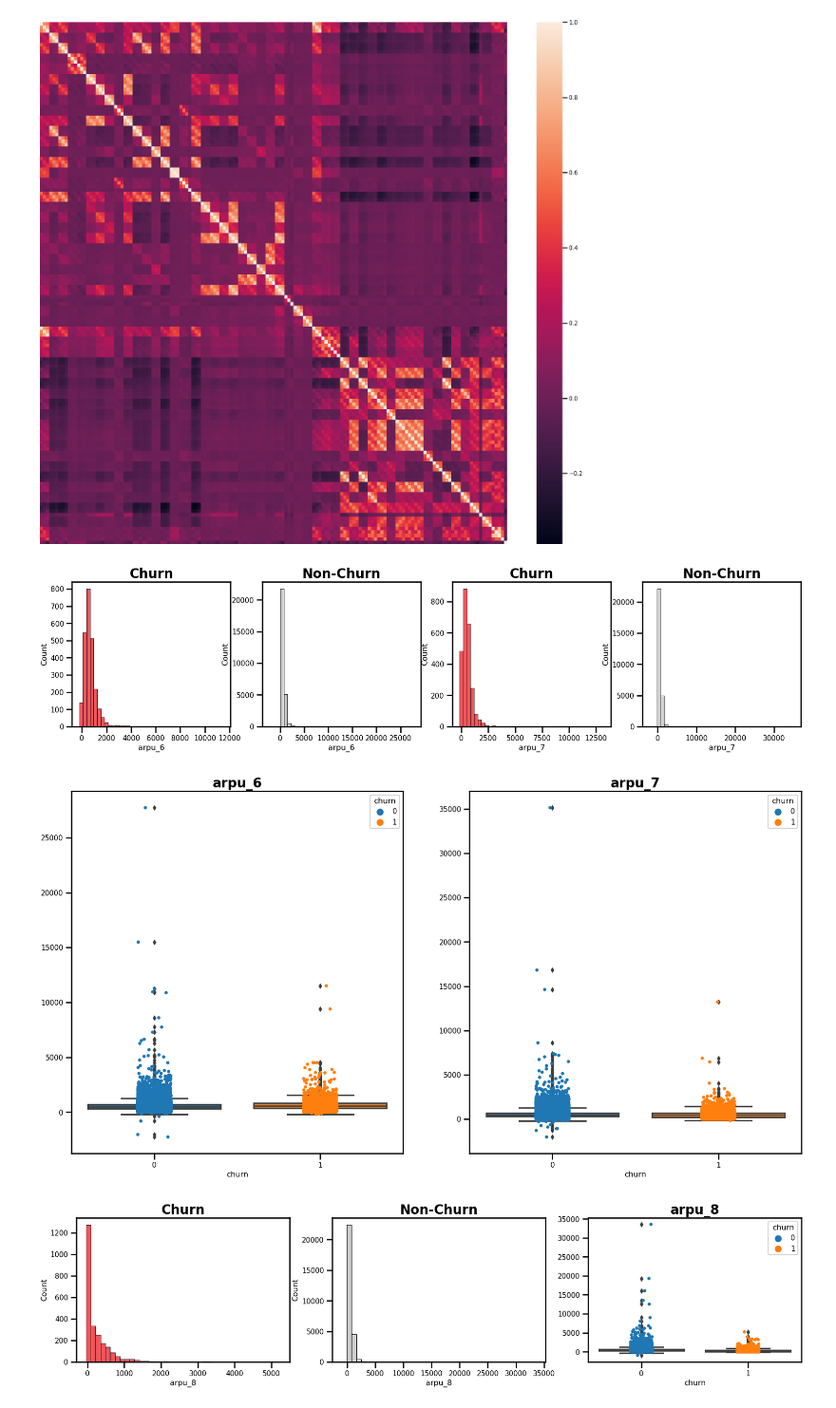
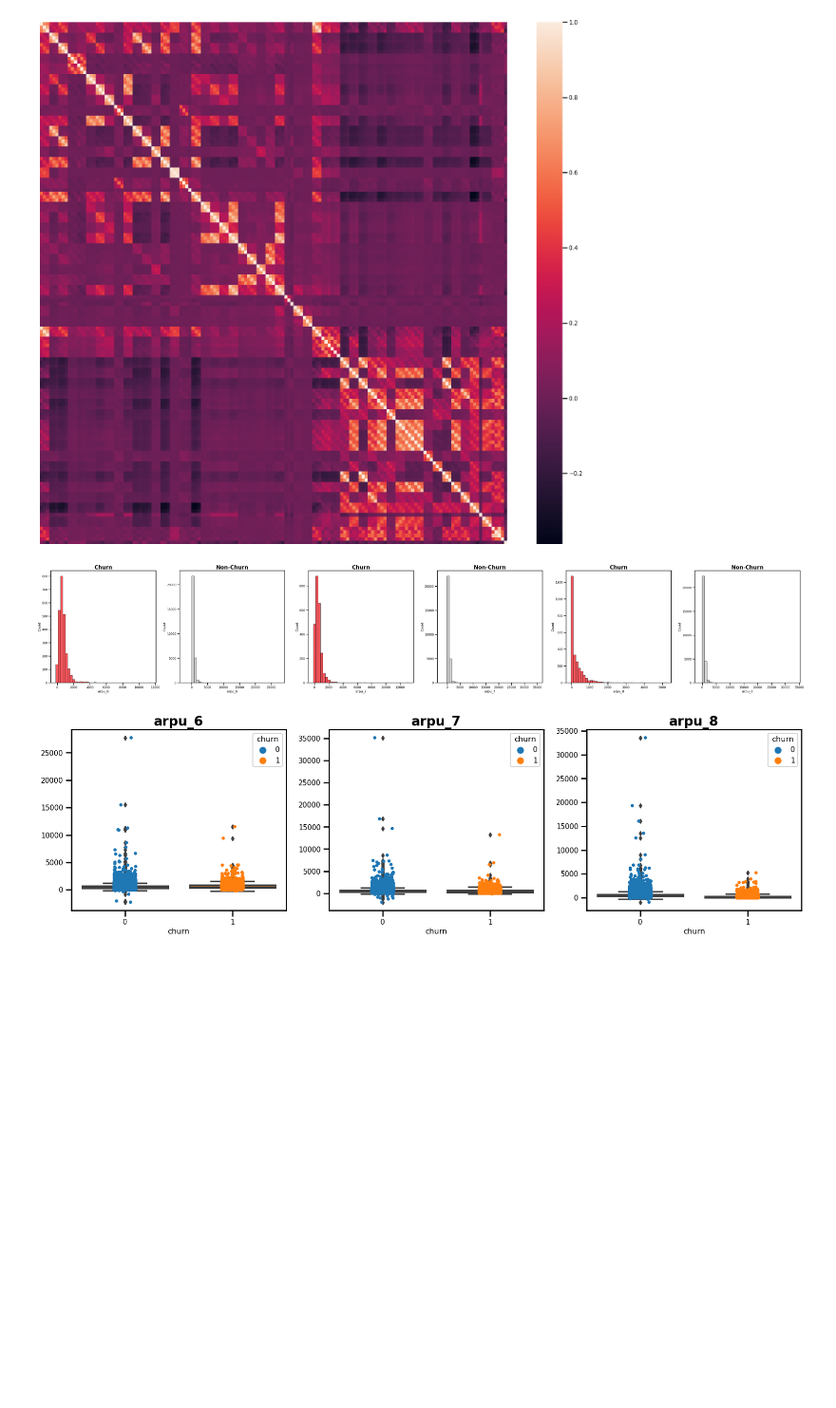
Before and after one commit to arduinto/SEATelChurn, a Jupyter notebook: TelChurnSEA.ipynb, the cells around one changed output. Shown at 95% size. Drawn from its saved outputs; the diff is of its cells as text; code cells hidden in the pictures; blank space fills up the shorter version.

Commit message:
adding dist box strip plot

```diff
--- a/TelChurnSEA.ipynb
+++ b/TelChurnSEA.ipynb
@@ -374,41 +374,37 @@ ax.tick_params(
 # %%
 # Function to plot distribution plot for months (6,7 and 8) for churn and non churn customers
 # Also plotting boxplot and strip plot for the same
 
 def plot_distribution(ax, data, column, title, color):
     sns.histplot(data[column], bins=40, ax=ax, kde=False, color=color, kde_kws={'alpha': 1})
     ax.set_title(title, fontweight='bold', size=20)
+    plt.tight_layout()
 
 def plot_box_strip(ax, data, column):
-    sns.boxplot(x='churn', y=column, data=data, ax=ax, orient='v')
-    sns.stripplot(x='churn', y=column, data=data, jitter=True, edgecolor='gray', ax=ax, hue='churn', orient='v')
+    sns.boxplot(x='churn', y=column, data=data, ax=ax)
+    sns.stripplot(x='churn', y=column, data=data, jitter=True, edgecolor='gray', ax=ax, hue='churn')
     ax.yaxis.label.set_visible(False)
     ax.set_title(column, fontweight='bold', size=20)
 
 def dist_box_plot(df, col1, col2, col3):
-    fig, axes = plt.subplots(nrows=1, ncols=4, figsize=(20, 4))
+    fig, axes = plt.subplots(nrows=1, ncols=6, figsize=(40, 7))
 
     plot_distribution(axes[0], df[df['churn'] == 1], col1, 'Churn', '#ED1C24')
     plot_distribution(axes[1], df[df['churn'] == 0], col1, 'Non-Churn', '#C0C0C0')
     plot_distribution(axes[2], df[df['churn'] == 1], col2, 'Churn', '#ED1C24')
     plot_distribution(axes[3], df[df['churn'] == 0], col2, 'Non-Churn', '#C0C0C0')
+    plot_distribution(axes[4], df[df['churn'] == 1], col3, 'Churn', '#ED1C24')
+    plot_distribution(axes[5], df[df['churn'] == 0], col3, 'Non-Churn', '#C0C0C0')
 
-    fig, axes = plt.subplots(nrows=1, ncols=2, figsize=(20, 10))
-
+    fig, axes = plt.subplots(nrows=1, ncols=3, figsize=(20, 5))
     plot_box_strip(axes[0], df, col1)
     plot_box_strip(axes[1], df, col2)
-
-    fig, axes = plt.subplots(nrows=1, ncols=3, figsize=(20, 4))
-
-    plot_distribution(axes[0], df[df['churn'] == 1], col3, 'Churn', '#ED1C24')
-    plot_distribution(axes[1], df[df['churn'] == 0], col3, 'Non-Churn', '#C0C0C0')
     plot_box_strip(axes[2], df, col3)
 
     plt.show()
 
 # Contoh pemanggilan fungsi
 dist_box_plot(telecom, 'arpu_6', 'arpu_7', 'arpu_8')
 # %% [output]
-[figure, old version]
+[figure, new version]
-[figure, old version]
+[figure, new version]
-[figure, removed]
```
Also changed, not shown: parts of 7 cells of this notebook.
